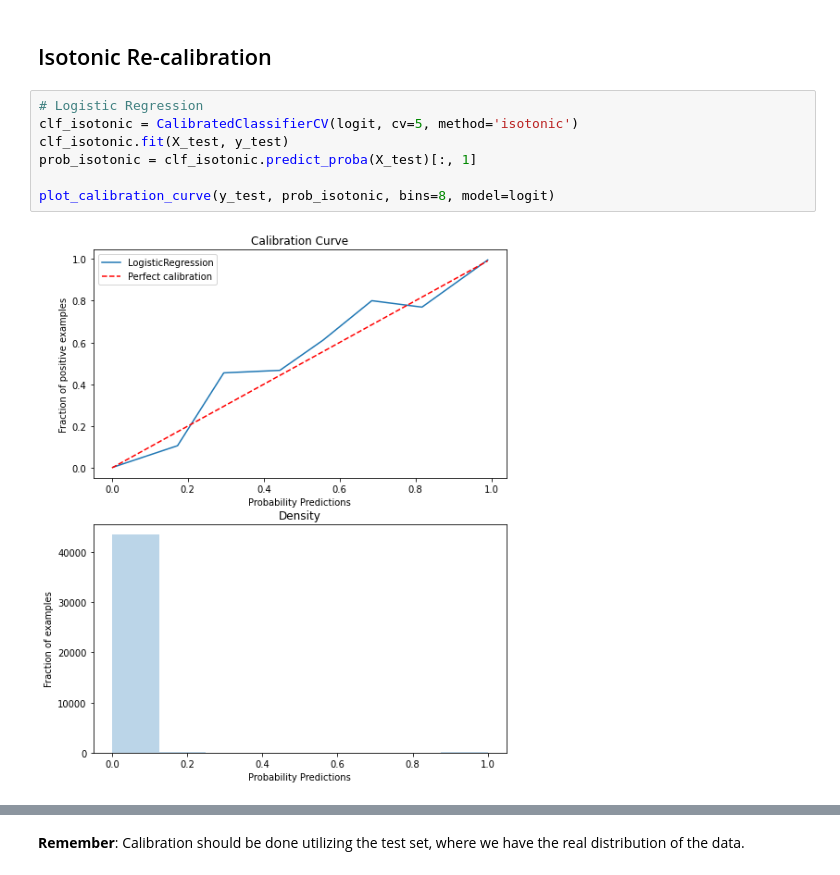
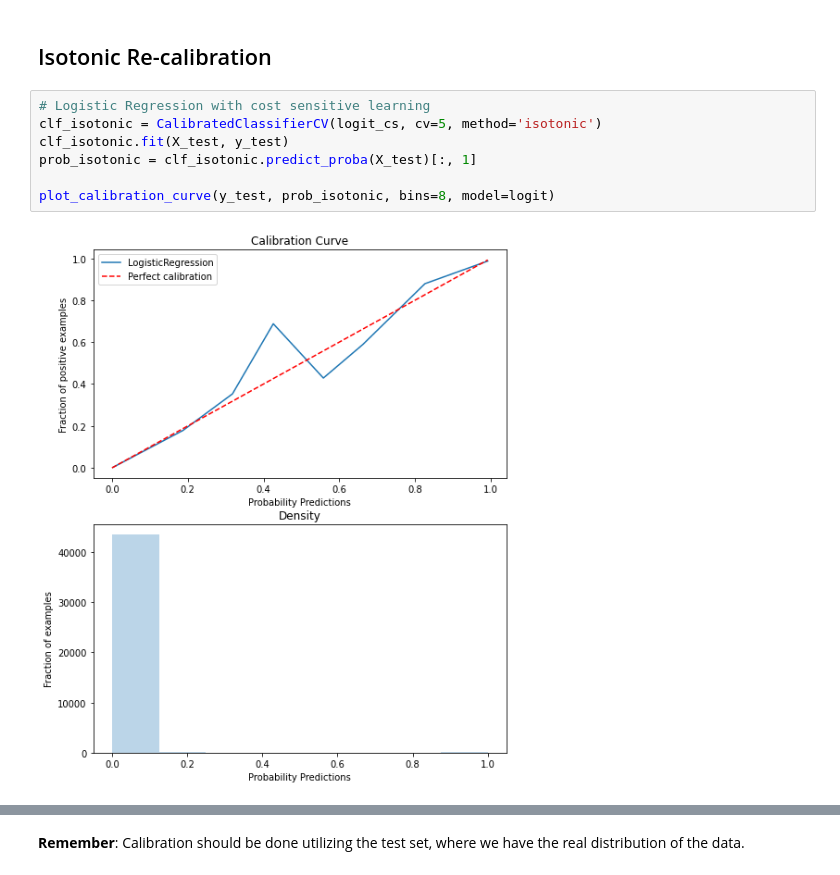
Before and after one commit to solegalli/machine-learning-imbalanced-data, a Jupyter notebook: Section-09-Probability-Calibration/09-07-Probability-Calibration-and-Cost-Sensitive-Training.ipynb, the cells around one changed output, grey strips where cells are left out. Cells and saved outputs as stored; diff of their text form.

```diff
--- a/Section-09-Probability-Calibration/09-07-Probability-Calibration-and-Cost-Sensitive-Training.ipynb
+++ b/Section-09-Probability-Calibration/09-07-Probability-Calibration-and-Cost-Sensitive-Training.ipynb
@@ -195,12 +195,12 @@ As expected, cost-sensitive learning distorts the calibration.
 # %% [markdown]
 ## Isotonic Re-calibration
 # %%
-# Logistic Regression
-clf_isotonic = CalibratedClassifierCV(logit, cv=5, method='isotonic')
+# Logistic Regression with cost sensitive learning
+clf_isotonic = CalibratedClassifierCV(logit_cs, cv=5, method='isotonic')
 clf_isotonic.fit(X_test, y_test)
 prob_isotonic = clf_isotonic.predict_proba(X_test)[:, 1]
 
 plot_calibration_curve(y_test, prob_isotonic, bins=8, model=logit)
 # %% [output]
-[figure, old version]
+[figure, new version]
 # %%
```
Also changed, not shown: parts of 1 cell of this notebook.
